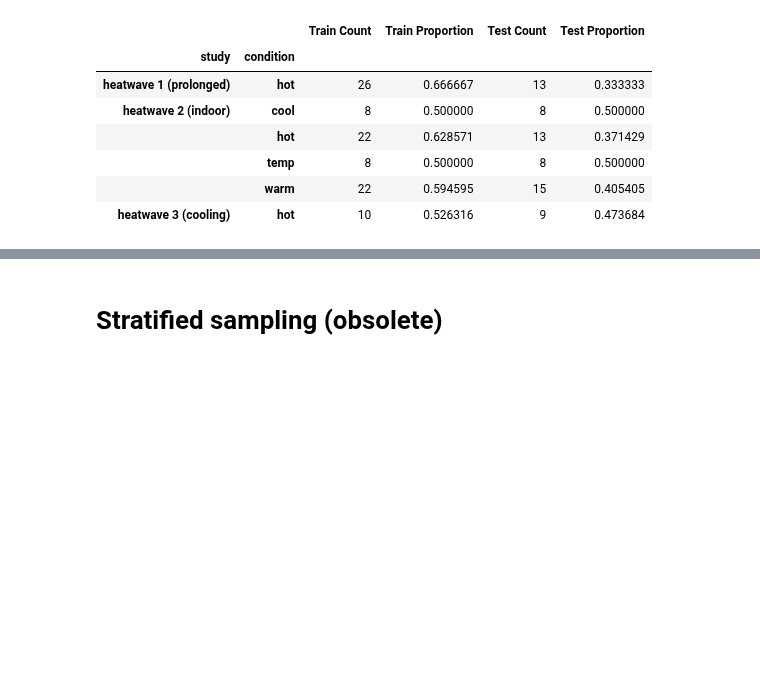
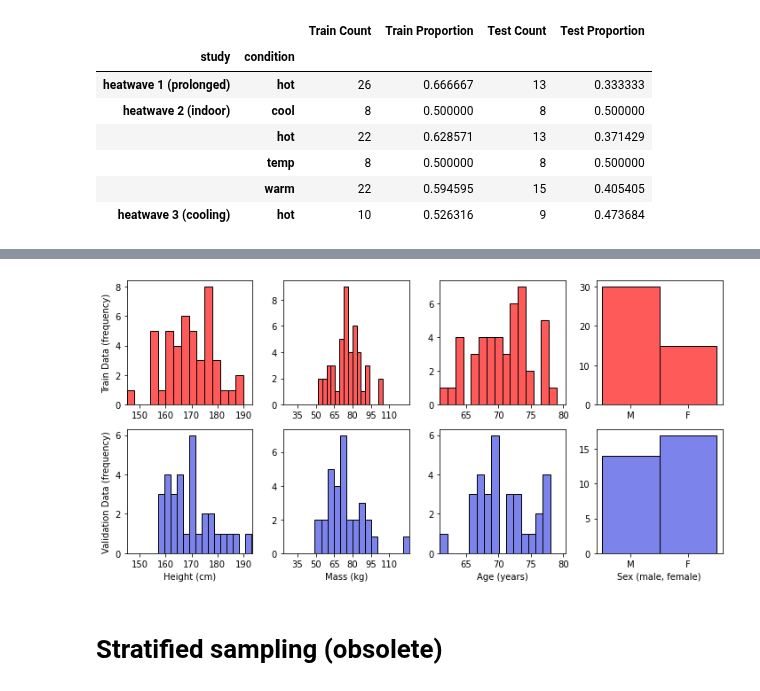
Before and after one commit to climate-ethos/core-temperature-modelling, a Jupyter notebook: results-sampling.ipynb, the cells around one changed output, grey strips where cells are left out. Cells and saved outputs as stored; diff of their text form; code cells hidden in the pictures; blank space fills up the shorter version.

Commit message:
Updated distribution graph

```diff
--- a/results-sampling.ipynb
+++ b/results-sampling.ipynb
@@ -122,3 +90,72 @@ plt.show()
+# %%
+import matplotlib.pyplot as plt
+import pandas as pd
+import seaborn as sns
+import math
+
+# sns.set(style="whitegrid")
+colors = ['#87CC94', '#25CB00', '#FF9999', '#FF5A5A', '#7c84eb', '#0313fc']
+
+# Remove duplicates based on 'id_all' column
+train_dist = train_data.drop_duplicates(subset='id_all')
+test_dist = test_data.drop_duplicates(subset='id_all')
+
+fig, axs = plt.subplots(2, 4, figsize=(10, 5)) # create 2x4 subplots
+
+variables = ['height', 'mass', 'age', 'female'] # variables to plot
+labels = ['Height (cm)', 'Mass (kg)', 'Age (years)', 'Sex (male, female)'] # labels to plot
+
+# Set common labels
+axs[0, 0].set_ylabel('Train Data (frequency)')
+axs[1, 0].set_ylabel('Validation Data (frequency)')
+
+for i, var in enumerate(variables):
+    if var == 'female':
+        bins = 2
+    else:
+        bins = 15
+
+    # Train data histogram
+    axs[0, i].hist(train_dist[var], bins=bins, color=colors[3], alpha=1, edgecolor='black')
+    # Validation data histogram
+    axs[1, i].hist(test_dist[var], bins=bins, color=colors[4], alpha=1, edgecolor='black')
+
+    # Set x labels
+    axs[1, i].set_xlabel(labels[i])
+
+    # Set x limits
+    if var != 'female':
+        combined_dist = pd.concat([train_dist, test_dist])
+        mean = combined_dist[var].mean()
+        lowest_value = min(combined_dist[var])
+        highest_value = max(combined_dist[var])
+        max_distance_to_mean = max(math.fabs(mean - lowest_value), math.fabs(mean - highest_value))
+        axs[0, i].set_xlim(mean - max_distance_to_mean, mean + max_distance_to_mean)
+        axs[1, i].set_xlim(mean - max_distance_to_mean, mean + max_distance_to_mean)
+
+    # Set x ticks
+    if var == 'height':
+        axs[0, i].set_xticks([150, 160, 170, 180, 190])
+        axs[1, i].set_xticks([150, 160, 170, 180, 190])
+    if var == 'mass':
+        axs[0, i].set_xticks([35, 50, 65, 80, 95, 110])
+        axs[1, i].set_xticks([35, 50, 65, 80, 95, 110])
+    if var == 'female':
+        axs[0, i].set_xticks([0.25, 0.75])
+        axs[0, i].set_xticklabels(['M', 'F'])
+        axs[1, i].set_xticks([0.25, 0.75])
+        axs[1, i].set_xticklabels(['M', 'F'])
+
+# Center the plots
+for ax_row in axs:
+    for ax in ax_row:
+        ax.set_xlim(ax.get_xlim())
+
+plt.tight_layout()
+plt.savefig("figures/data_distribution.pdf", format='pdf')
+plt.show()
+# %% [output]
+[figure, added]
 # %% [markdown]
 # Stratified sampling (obsolete)
 # %%
```
Also changed, not shown: parts of 1 cell of this notebook.
